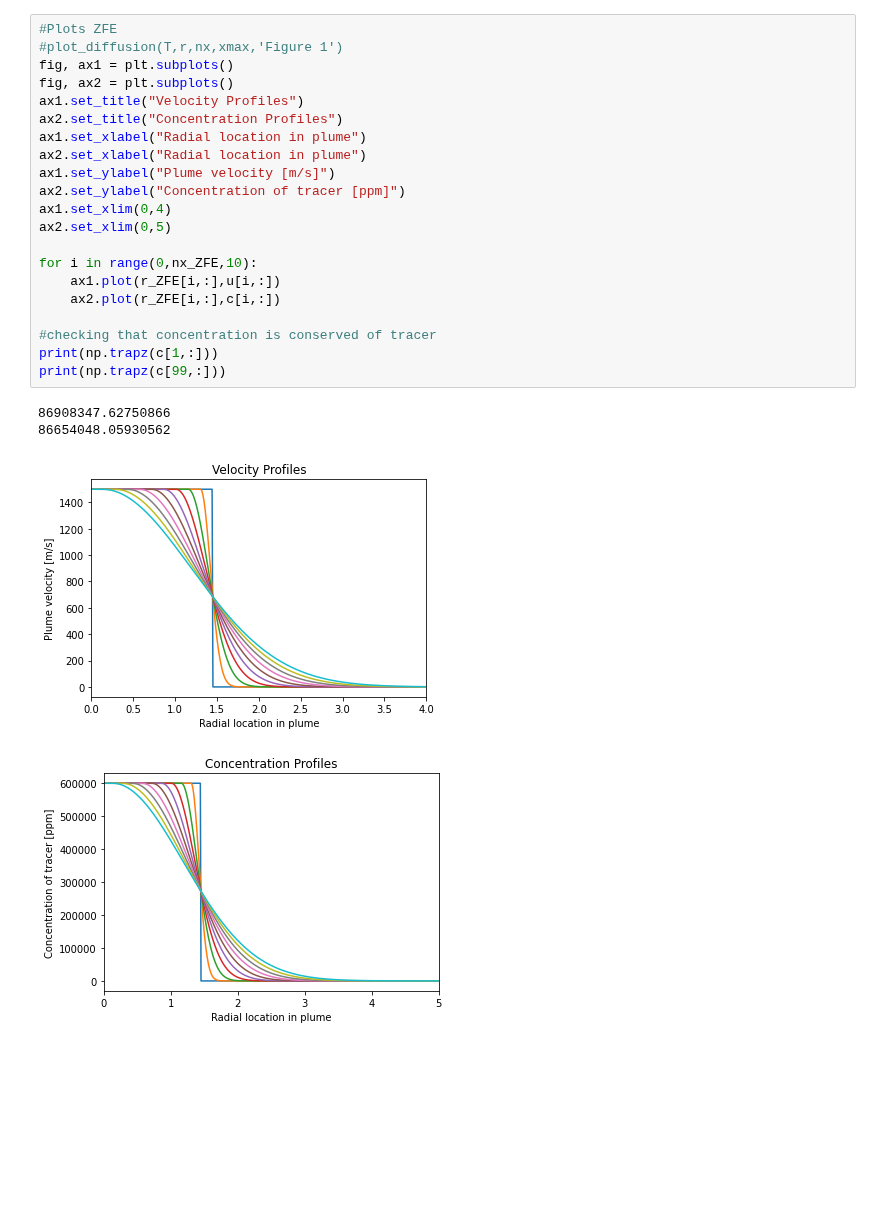
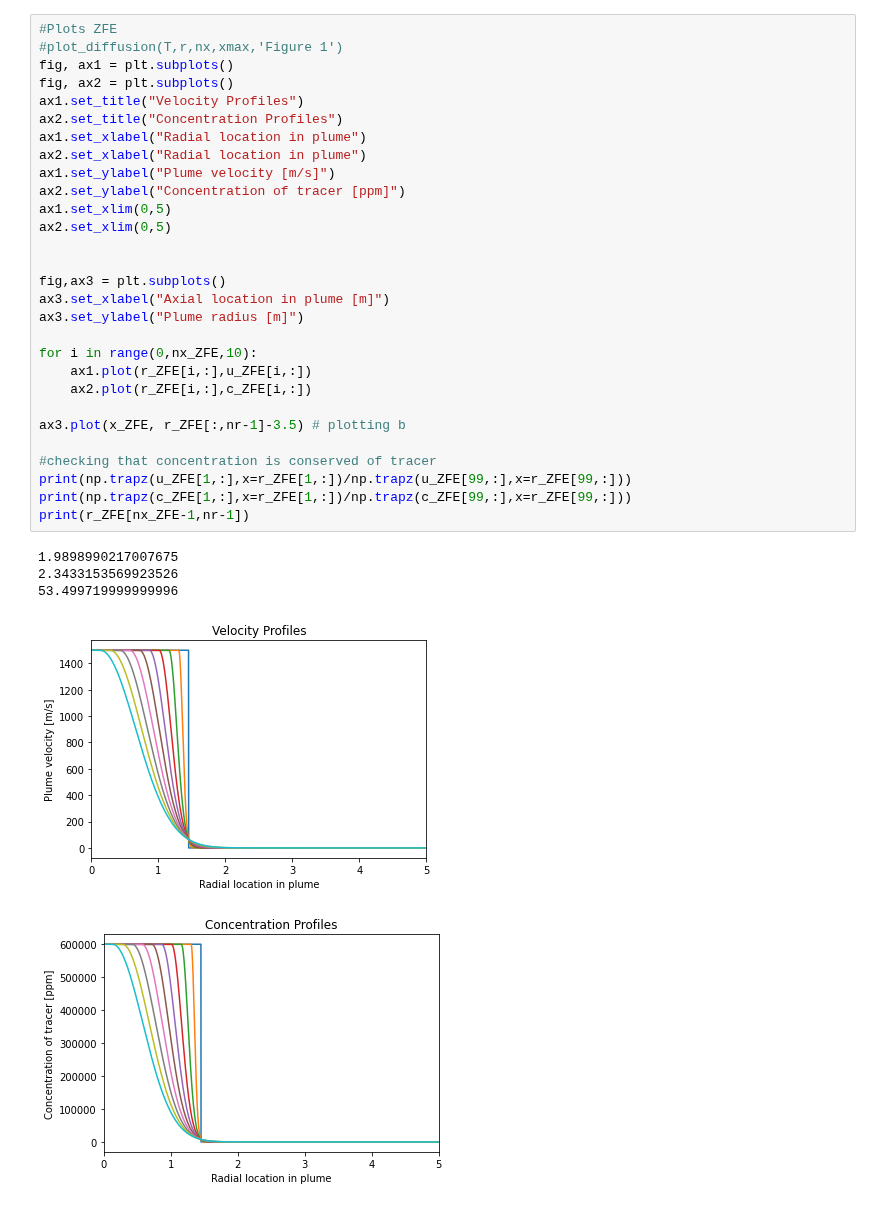
Before and after one commit to chinahg/rocketemissions, a Jupyter notebook: Analytical_Plume.ipynb, the cells around one changed output. Drawn from its saved outputs; the diff is of its cells as text; blank space fills up the shorter version.

```diff
--- a/Analytical_Plume.ipynb
+++ b/Analytical_Plume.ipynb
@@ -263,26 +113,35 @@ for i in range(0, nx_ZEF+nx_ZFE): # loop through axial direction
 # %%
 #Plots ZFE
 #plot_diffusion(T,r,nx,xmax,'Figure 1')
 fig, ax1 = plt.subplots()
 fig, ax2 = plt.subplots()
 ax1.set_title("Velocity Profiles")
 ax2.set_title("Concentration Profiles")
 ax1.set_xlabel("Radial location in plume")
 ax2.set_xlabel("Radial location in plume")
 ax1.set_ylabel("Plume velocity [m/s]")
 ax2.set_ylabel("Concentration of tracer [ppm]")
-ax1.set_xlim(0,4)
+ax1.set_xlim(0,5)
 ax2.set_xlim(0,5)
 
+
+fig,ax3 = plt.subplots()
+ax3.set_xlabel("Axial location in plume [m]")
+ax3.set_ylabel("Plume radius [m]")
+
 for i in range(0,nx_ZFE,10):
-    ax1.plot(r_ZFE[i,:],u[i,:])
-    ax2.plot(r_ZFE[i,:],c[i,:])
+    ax1.plot(r_ZFE[i,:],u_ZFE[i,:])
+    ax2.plot(r_ZFE[i,:],c_ZFE[i,:])
+
+ax3.plot(x_ZFE, r_ZFE[:,nr-1]-3.5) # plotting b
 
 #checking that concentration is conserved of tracer
-print(np.trapz(c[1,:]))
-print(np.trapz(c[99,:]))
+print(np.trapz(u_ZFE[1,:],x=r_ZFE[1,:])/np.trapz(u_ZFE[99,:],x=r_ZFE[99,:]))
+print(np.trapz(c_ZFE[1,:],x=r_ZFE[1,:])/np.trapz(c_ZFE[99,:],x=r_ZFE[99,:]))
+print(r_ZFE[nx_ZFE-1,nr-1])
 # %% [output]
-86908347.62750866
-86654048.05930562
+1.9898990217007675
+2.3433153569923526
+53.499719999999996
-[figure, old version]
+[figure, new version]
-[figure, old version]
+[figure, new version]
```
Also changed, not shown: parts of 6 cells of this notebook, 3 other files.
